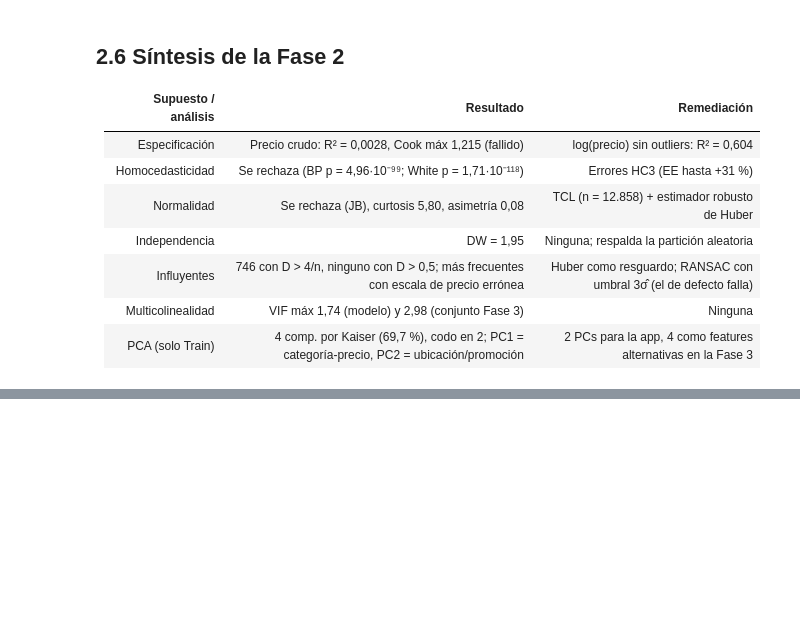
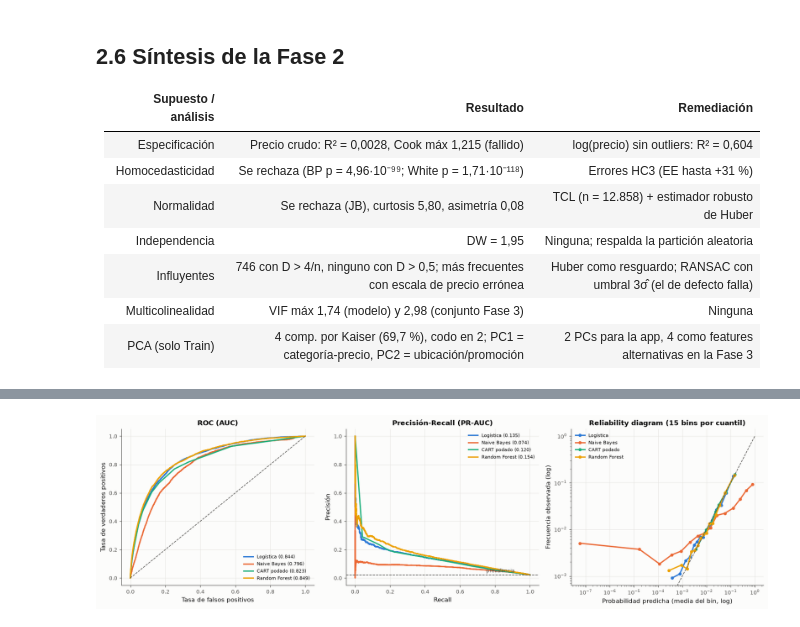
Before and after one commit to verolopezmar/TPI_Estadistica-avanzada-, a Jupyter notebook: notebooks/TP_Integrador_Final.ipynb, the cells around one changed output, grey strips where cells are left out. Saved outputs shown, nothing was run; the diff lists cells and outputs as text; code cells hidden in the pictures; blank space fills up the shorter version.

```diff
--- a/notebooks/TP_Integrador_Final.ipynb
+++ b/notebooks/TP_Integrador_Final.ipynb
@@ -1532,0 +1945,20 @@ búsqueda.** Es un hallazgo predictivo, no causal (Fase 4).
+# %%
+MODELOS = {"Logística": logit, "Naive Bayes": nb, "CART podado": arbol, "Random Forest": rf}
+prob_te, filas_test = {}, []
+for nombre, m in MODELOS.items():
+    p_oof = cross_val_predict(
+        clone(m), X_sub, y_sub, groups=g_sub, cv=CV, method="predict_proba", n_jobs=-1
+    )[:, 1]
+    u = umbral_f1(y_sub, p_oof)
+    p = m.predict_proba(X_te)[:, 1]
+    prob_te[nombre] = p
+    fila = {
+        "modelo": nombre,
+        **metricas(y_te, p, u),
+        "F1 con umbral 0,5": f1_score(y_te, (p >= 0.5).astype(int)),
+        "seg. entrenamiento": TIEMPOS[nombre],
+    }
+    filas_test.append(fila)
+prob_te["Posición de Expedia (referencia)"] = 1 / te["position"].to_numpy()
+tabla_test = pd.DataFrame(filas_test).set_index("modelo")
+tabla_test.round(4)
@@ -1532,0 +1972,46 @@ búsqueda.** Es un hallazgo predictivo, no causal (Fase 4).
+# %%
+fig, ax = plt.subplots(1, 3, figsize=(15, 4.4))
+colores = {
+    "Logística": gr.AZUL,
+    "Naive Bayes": gr.NARANJA,
+    "CART podado": gr.AQUA,
+    "Random Forest": gr.AMARILLO,
+}
+for nombre, color in colores.items():
+    p = prob_te[nombre]
+    fpr, tpr, _ = roc_curve(y_te, p)
+    ax[0].plot(fpr, tpr, color=color, label=f"{nombre} ({roc_auc_score(y_te, p):.3f})")
+    pr, rc, _ = precision_recall_curve(y_te, p)
+    ax[1].plot(rc, pr, color=color, label=f"{nombre} ({average_precision_score(y_te, p):.3f})")
+    fr, mp = calibration_curve(y_te, p, n_bins=15, strategy="quantile")
+    ax[2].plot(mp, fr, "o-", color=color, ms=4, label=nombre)
+ax[0].plot([0, 1], [0, 1], color=gr.TEXTO_2, ls="--", lw=1)
+ax[0].set(
+    xlabel="Tasa de falsos positivos", ylabel="Tasa de verdaderos positivos", title="ROC (AUC)"
+)
+ax[1].axhline(y_te.mean(), color=gr.TEXTO_2, ls="--", lw=1)
+ax[1].annotate(
+    "prevalencia",
+    xy=(0.75, y_te.mean()),
+    xytext=(0, 4),
+    textcoords="offset points",
+    fontsize=8,
+    color=gr.TEXTO_2,
+)
+ax[1].set(xlabel="Recall", ylabel="Precisión", title="Precisión-Recall (PR-AUC)")
+lim = max(max(prob_te[n].max() for n in colores), 0.5)
+ax[2].plot([0, lim], [0, lim], color=gr.TEXTO_2, ls="--", lw=1)
+ax[2].set(
+    xscale="log",
+    yscale="log",
+    xlabel="Probabilidad predicha (media del bin, log)",
+    ylabel="Frecuencia observada (log)",
+    title="Reliability diagram (15 bins por cuantil)",
+)
+for a in ax:
+    a.legend(fontsize=7.5, loc="best")
+fig.tight_layout()
+gr.guardar(fig, "f3_evaluacion")
+plt.show()
+# %% [output]
+[figure, added]
```
Also changed, not shown: parts of 71 cells of this notebook, 31 other files.
